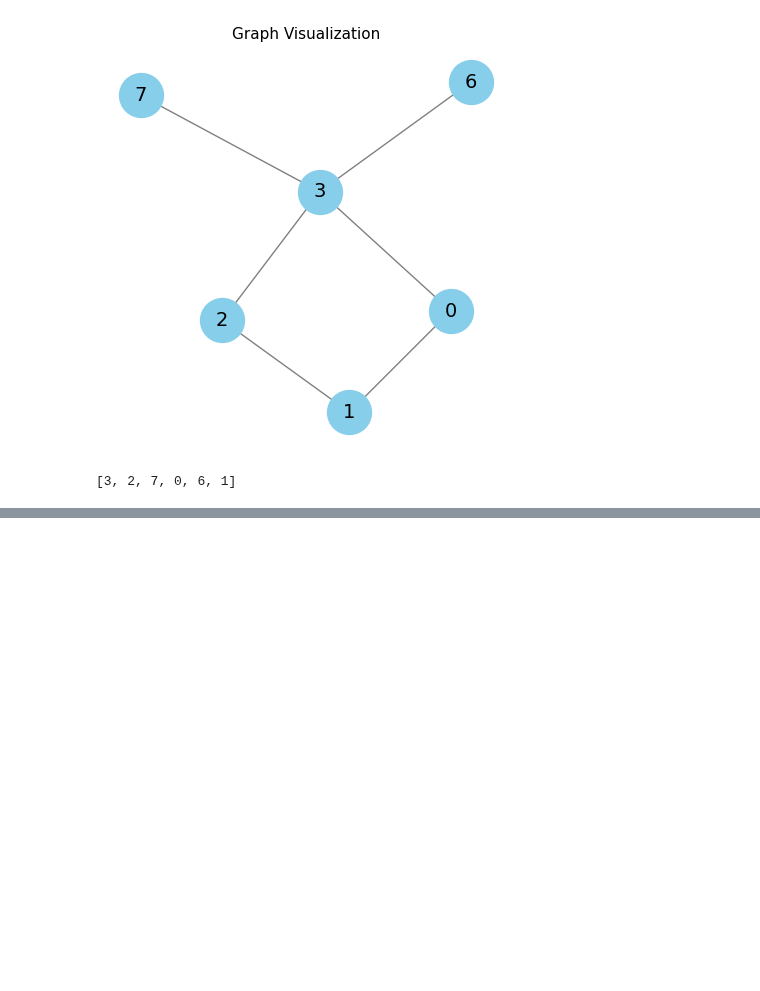
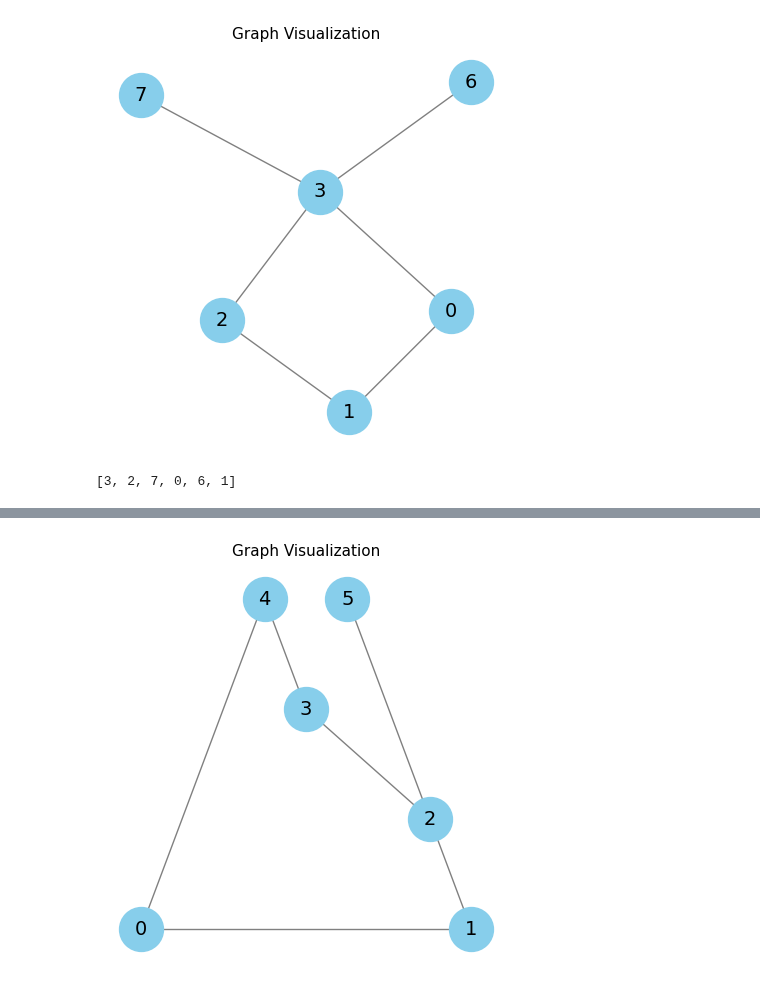
Before and after one commit to ShaunakSen/Problem-Solving-and-Algorithms, a Jupyter notebook: DSA/graphs/graph_01.ipynb, the cells around one changed output, grey strips where cells are left out. Cells and saved outputs as stored; diff of their text form; code cells hidden in the pictures; blank space fills up the shorter version.

```diff
--- a/DSA/graphs/graph_01.ipynb
+++ b/DSA/graphs/graph_01.ipynb
@@ -366,0 +440,7 @@ bfs(g, src_node=3)
+# %%
+edgelist = [
+    (0,1), (0,4), (1,2), (2,5), (2,3), (4,3)
+]
+visualize_graph(edgelist)
+# %% [output]
+[figure, added]
```
Also changed, not shown: parts of 7 cells of this notebook.
